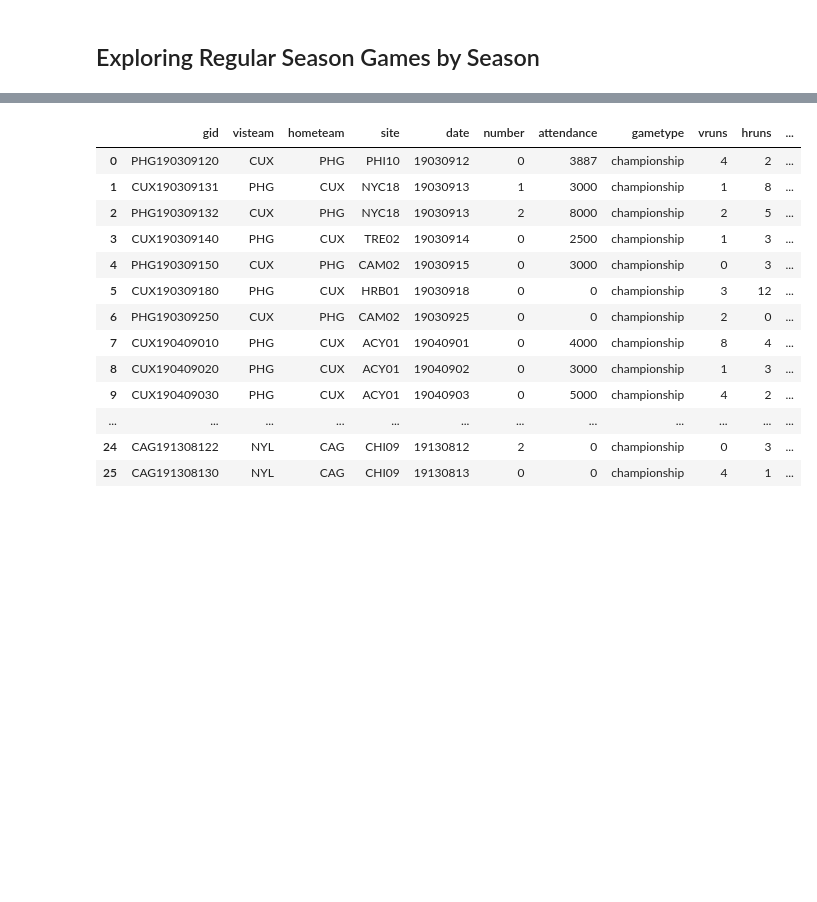
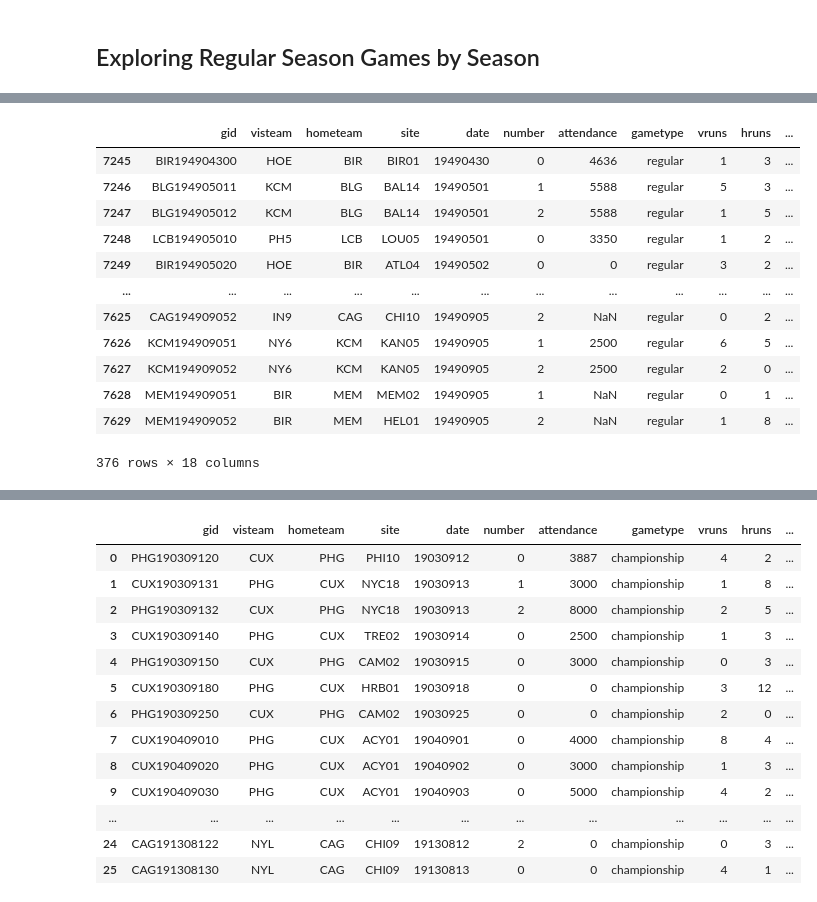
Before and after one commit to lcbogie/NgLgNov2025, a Jupyter notebook: exploration_1.ipynb, the cells around one changed output, grey strips where cells are left out. Saved outputs shown, nothing was run; the diff lists cells and outputs as text; code cells hidden in the pictures; blank space fills up the shorter version.

```diff
--- a/exploration_1.ipynb
+++ b/exploration_1.ipynb
@@ -162,0 +175,16 @@ plt.show()
+# %%
+truncated_game_info[(truncated_game_info['season']==1949) & (truncated_game_info['gametype']=='regular')]
+# %% [output]
+|  | gid | visteam | hometeam | site | date | number | attendance | gametype | vruns | hruns | ... |
+| 7245 | BIR194904300 | HOE | BIR | BIR01 | 19490430 | 0 | 4636 | regular | 1 | 3 | ... |
+| 7246 | BLG194905011 | KCM | BLG | BAL14 | 19490501 | 1 | 5588 | regular | 5 | 3 | ... |
+| 7247 | BLG194905012 | KCM | BLG | BAL14 | 19490501 | 2 | 5588 | regular | 1 | 5 | ... |
+| 7248 | LCB194905010 | PH5 | LCB | LOU05 | 19490501 | 0 | 3350 | regular | 1 | 2 | ... |
+| 7249 | BIR194905020 | HOE | BIR | ATL04 | 19490502 | 0 | 0 | regular | 3 | 2 | ... |
+| ... | ... | ... | ... | ... | ... | ... | ... | ... | ... | ... | ... |
+| 7625 | CAG194909052 | IN9 | CAG | CHI10 | 19490905 | 2 | NaN | regular | 0 | 2 | ... |
+| 7626 | KCM194909051 | NY6 | KCM | KAN05 | 19490905 | 1 | 2500 | regular | 6 | 5 | ... |
+| 7627 | KCM194909052 | NY6 | KCM | KAN05 | 19490905 | 2 | 2500 | regular | 2 | 0 | ... |
+| 7628 | MEM194909051 | BIR | MEM | MEM02 | 19490905 | 1 | NaN | regular | 0 | 1 | ... |
+| 7629 | MEM194909052 | BIR | MEM | HEL01 | 19490905 | 2 | NaN | regular | 1 | 8 | ... |
+376 rows × 18 columns
```
Also changed, not shown: parts of 5 cells of this notebook, 2 other files.
